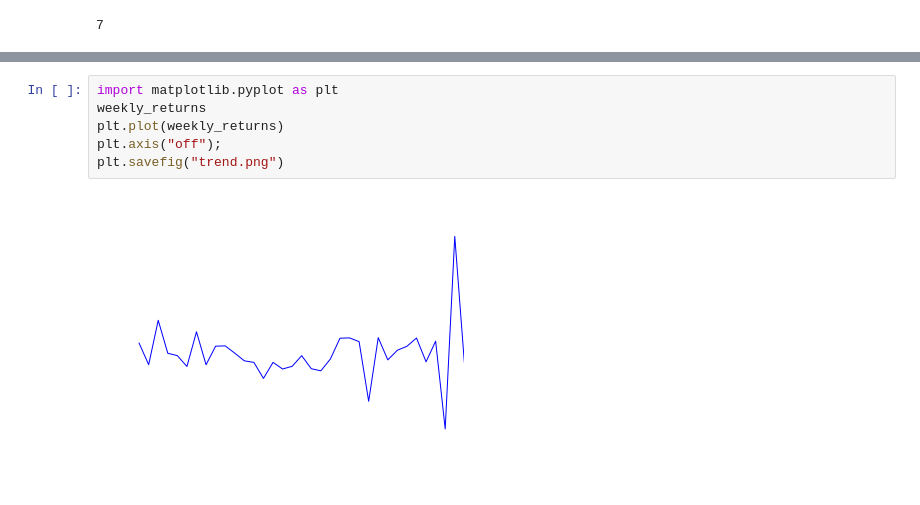
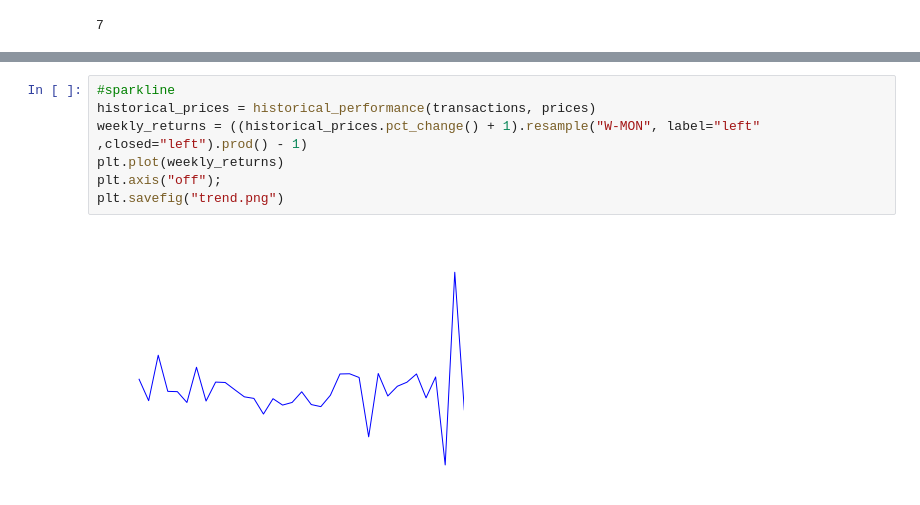
Before and after one commit to armanboyaci/notebooks, a Jupyter notebook: Financial Investment Planning.ipynb, the cells around one changed output, grey strips where cells are left out. Drawn from its saved outputs; the diff is of its cells as text.

```diff
--- a/Financial Investment Planning.ipynb
+++ b/Financial Investment Planning.ipynb
@@ -1047,11 +1082,12 @@ Freq: W-MON, dtype: float64
 # %%
-import matplotlib.pyplot as plt
-weekly_returns
+#sparkline
+historical_prices = historical_performance(transactions, prices)
+weekly_returns = ((historical_prices.pct_change() + 1).resample("W-MON", label="left" ,closed="left").prod() - 1)
 plt.plot(weekly_returns)
 plt.axis("off");
 plt.savefig("trend.png")
 # %% [output]
-[figure, old version]
+[figure, new version]
 # %% [markdown]
 ## ToDo
 [TOC](#TableOfContents)
```
Also changed, not shown: parts of 37 cells of this notebook.
